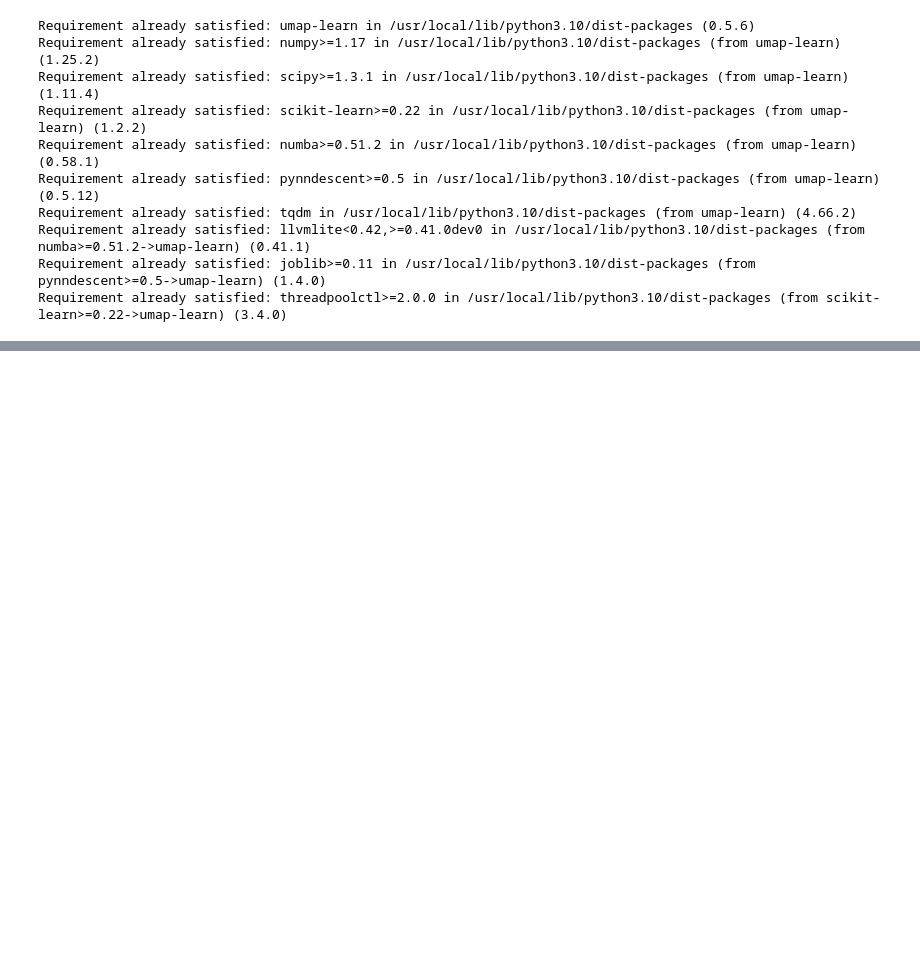
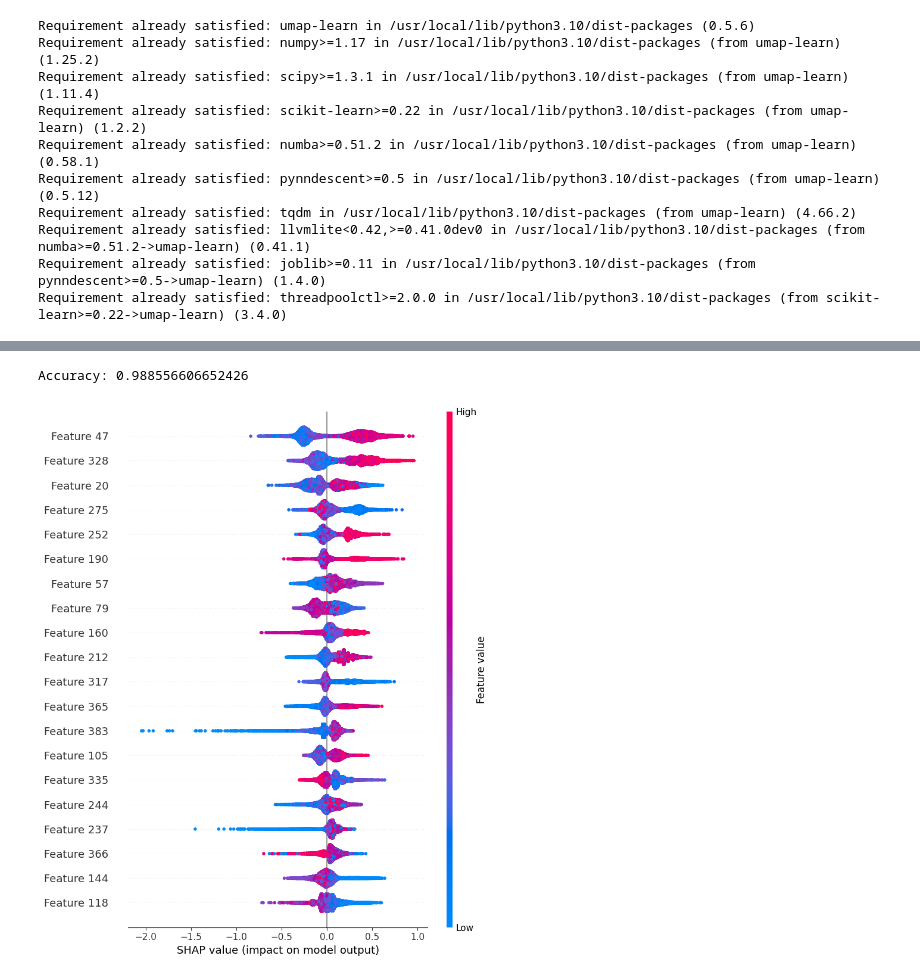
Before and after one commit to FiorenSt/SiSAD, a Jupyter notebook: Tutorial_StampAD_LATENT.ipynb, the cells around one changed output, grey strips where cells are left out. Saved outputs shown, nothing was run; the diff lists cells and outputs as text; code cells hidden in the pictures; blank space fills up the shorter version.

```diff
--- a/Tutorial_StampAD_LATENT.ipynb
+++ b/Tutorial_StampAD_LATENT.ipynb
@@ -426,0 +352,46 @@ plt.show()
+# %%
+### SUPERVISED CLASSIFICATION FROM LATENT SPACE  FOR STAr/GALAXY and FEATURES IMPORTANCE
+
+import numpy as np
+import matplotlib.pyplot as plt
+from xgboost import XGBClassifier
+import shap
+from sklearn.model_selection import train_test_split
+from sklearn.metrics import accuracy_score
+import matplotlib.pyplot as plt
+
+# Assuming `features` contains your continuous R/B scores in the second column
+sg_scores = features[:, 5]
+
+
+# Discretize the R/B scores into binary labels
+# Adjust the threshold as needed
+threshold = 0.5
+y = np.where(sg_scores > threshold, 1, 0)
+
+from sklearn.preprocessing import StandardScaler
+
+# Assuming X_latent is your latent space representations
+scaler = StandardScaler()
+X_latent_standardized = scaler.fit_transform(predictions)
+
+# Assuming `X_latent` is your latent space representations and `y` are your labels
+X_train, X_test, y_train, y_test = train_test_split(X_latent_standardized, y, test_size=0.2, random_state=42)
+
+# Train the classifier
+classifier = XGBClassifier(use_label_encoder=False, eval_metric='logloss')
+classifier.fit(X_train, y_train)
+
+# Evaluate the classifier
+pred = classifier.predict(X_test)
+print("Accuracy:", accuracy_score(y_test, pred))
+
+# SHAP values
+explainer = shap.Explainer(classifier)
+shap_values_2 = explainer(X_train)
+
+# Plot the summary
+shap.summary_plot(shap_values_2, X_train)
+# %% [output]
+Accuracy: 0.988556606652426
+[figure, added]
```
Also changed, not shown: parts of 10 cells of this notebook.
